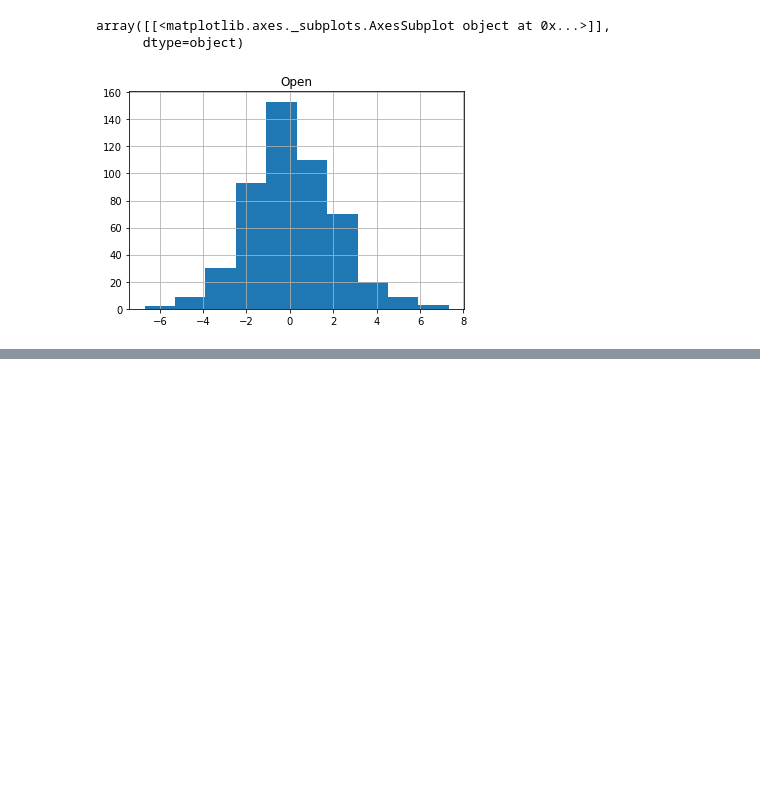
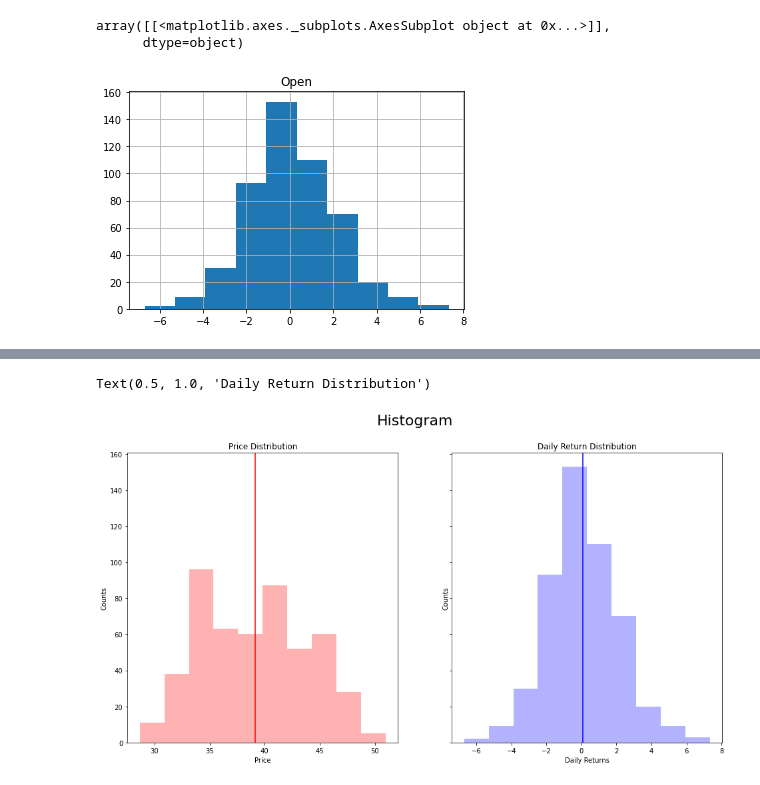
Before and after one commit to IsraelFPM/Risk-Analysis, a Jupyter notebook: ValueAtRisk.ipynb, the cells around one changed output, grey strips where cells are left out. Cells and saved outputs as stored; diff of their text form; code cells hidden in the pictures; blank space fills up the shorter version.

```diff
--- a/ValueAtRisk.ipynb
+++ b/ValueAtRisk.ipynb
@@ -29,0 +80,26 @@ array([[<matplotlib.axes._subplots.AxesSubplot object at 0x...>]],
+# %%
+Price = data_series[['Open']]
+Daily_return = data_series[['Open']].pct_change()*100
+
+
+fig, axs = plt.subplots(1,2,figsize = (16,8),sharey = True)
+
+plt.suptitle('Histogram',fontsize = 22)
+axs[0].hist(Price['Open'], bins = 'sturges', alpha = 0.3,color = 'red')
+axs[0].axvline(Price['Open'].mean(),color = 'red')
+axs[0].set_xlabel('Price')
+axs[0].set_ylabel('Counts')
+axs[0].set_title('Price Distribution')
+#axs[0].text(26,200,f'Média: {round(Price.mean(),2)}')
+
+
+##
+axs[1].hist(Daily_return['Open'], bins = 'sturges', alpha = 0.3,color = 'blue')
+axs[1].axvline(Daily_return['Open'].mean(),color = 'blue')
+axs[1].set_xlabel('Daily Returns')
+axs[1].set_ylabel('Counts')
+axs[1].set_title('Daily Return Distribution')
+#axs[1].text(25.83,200,f'Média: {round(Daily_return.mean(),2)}')
+# %% [output]
+Text(0.5, 1.0, 'Daily Return Distribution')
+[figure, added]
```
Also changed, not shown: parts of 9 cells of this notebook.
